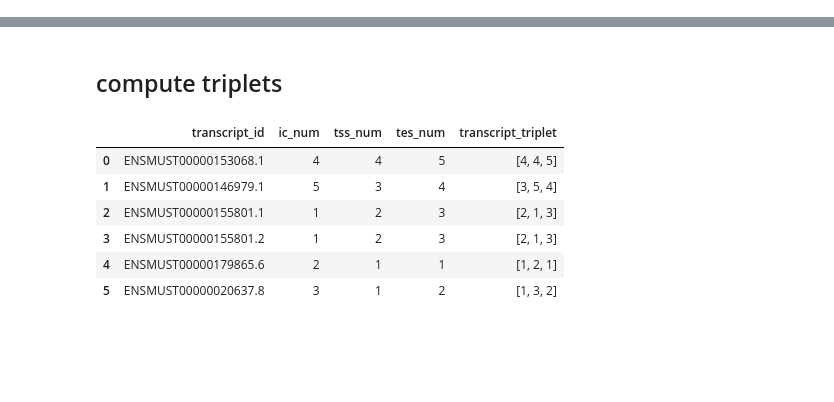
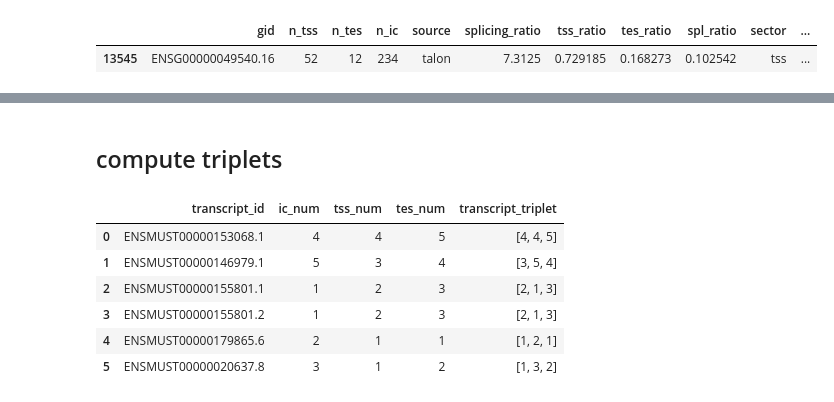
Before and after one commit to mortazavilab/cerberus, a Jupyter notebook: dev.ipynb, the cells around one changed output, grey strips where cells are left out. Saved outputs shown, nothing was run; the diff lists cells and outputs as text; code cells hidden in the pictures; blank space fills up the shorter version.

```diff
--- a/dev.ipynb
+++ b/dev.ipynb
@@ -3,0 +184,5 @@ import pandas as pd
+# %%
+ca.triplets.loc[ca.triplets.gname=='ELN']
+# %% [output]
+|  | gid | n_tss | n_tes | n_ic | source | splicing_ratio | tss_ratio | tes_ratio | spl_ratio | sector | ... |
+| 13545 | ENSG00000049540.16 | 52 | 12 | 234 | talon | 7.3125 | 0.729185 | 0.168273 | 0.102542 | tss | ... |
```
Also changed, not shown: parts of 23 cells of this notebook, 2 other files.
